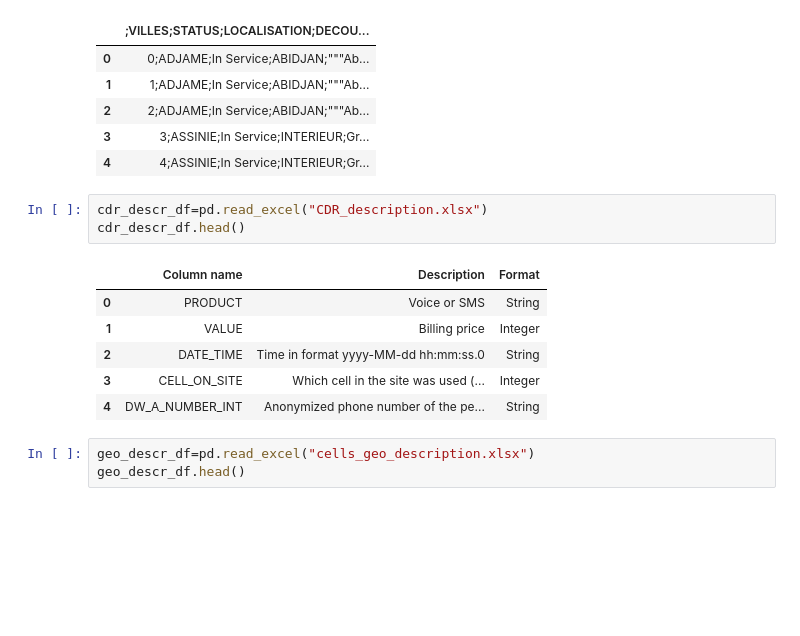
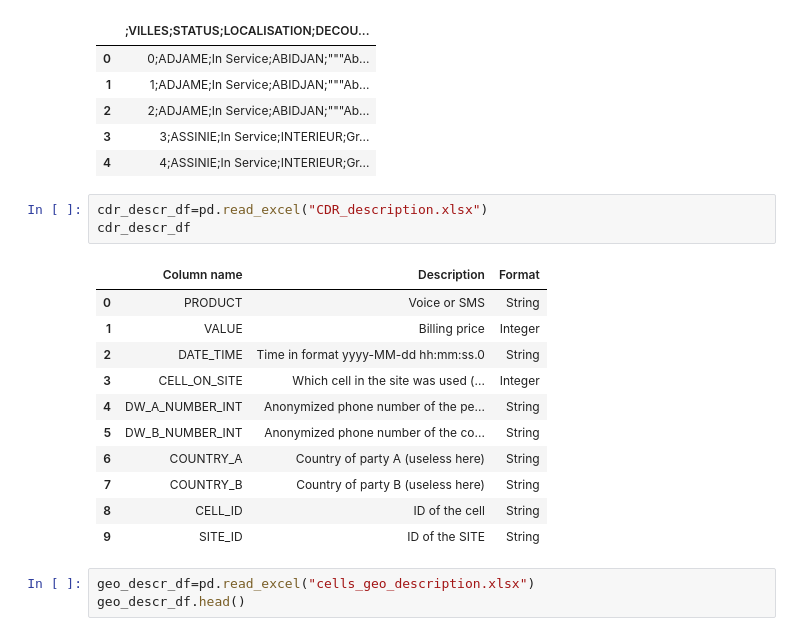
Before and after one commit to Veebug/3-Par-Kenya, a Jupyter notebook: Moringa_Data_Science_Prep_W3_Independent_Project_2021_11_Victoria_Ondieki_DataReport.ipynb, the cells around one changed output. Cells and saved outputs as stored; diff of their text form; blank space fills up the shorter version.

```diff
--- a/Moringa_Data_Science_Prep_W3_Independent_Project_2021_11_Victoria_Ondieki_DataReport.ipynb
+++ b/Moringa_Data_Science_Prep_W3_Independent_Project_2021_11_Victoria_Ondieki_DataReport.ipynb
@@ -14,14 +15,19 @@ geo_df.head()
 | 4 | 4;ASSINIE;In Service;INTERIEUR;Gr... |
 # %%
 cdr_descr_df=pd.read_excel("CDR_description.xlsx")
-cdr_descr_df.head()
+cdr_descr_df
 # %% [output]
 |  | Column name | Description | Format |
 | 0 | PRODUCT | Voice or SMS | String |
 | 1 | VALUE | Billing price | Integer |
 | 2 | DATE_TIME | Time in format yyyy-MM-dd hh:mm:ss.0 | String |
 | 3 | CELL_ON_SITE | Which cell in the site was used (... | Integer |
 | 4 | DW_A_NUMBER_INT | Anonymized phone number of the pe... | String |
+| 5 | DW_B_NUMBER_INT | Anonymized phone number of the co... | String |
+| 6 | COUNTRY_A | Country of party A (useless here) | String |
+| 7 | COUNTRY_B | Country of party B (useless here) | String |
+| 8 | CELL_ID | ID of the cell | String |
+| 9 | SITE_ID | ID of the SITE | String |
 # %%
 geo_descr_df=pd.read_excel("cells_geo_description.xlsx")
 geo_descr_df.head()
```
Also changed, not shown: parts of 20 cells of this notebook.
